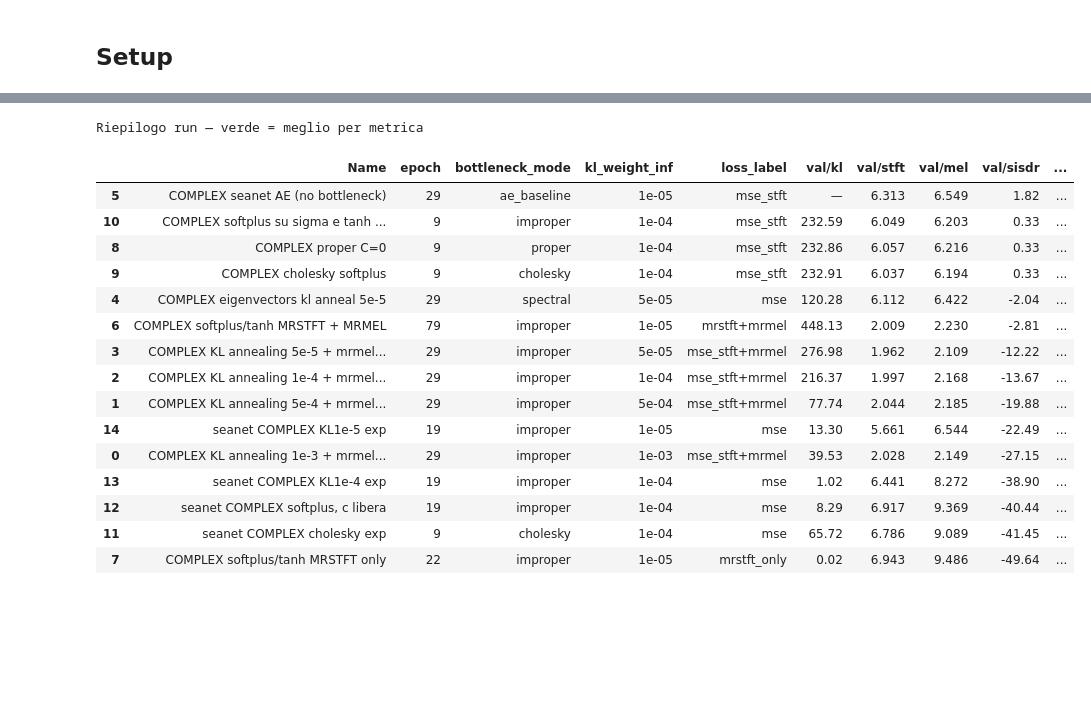
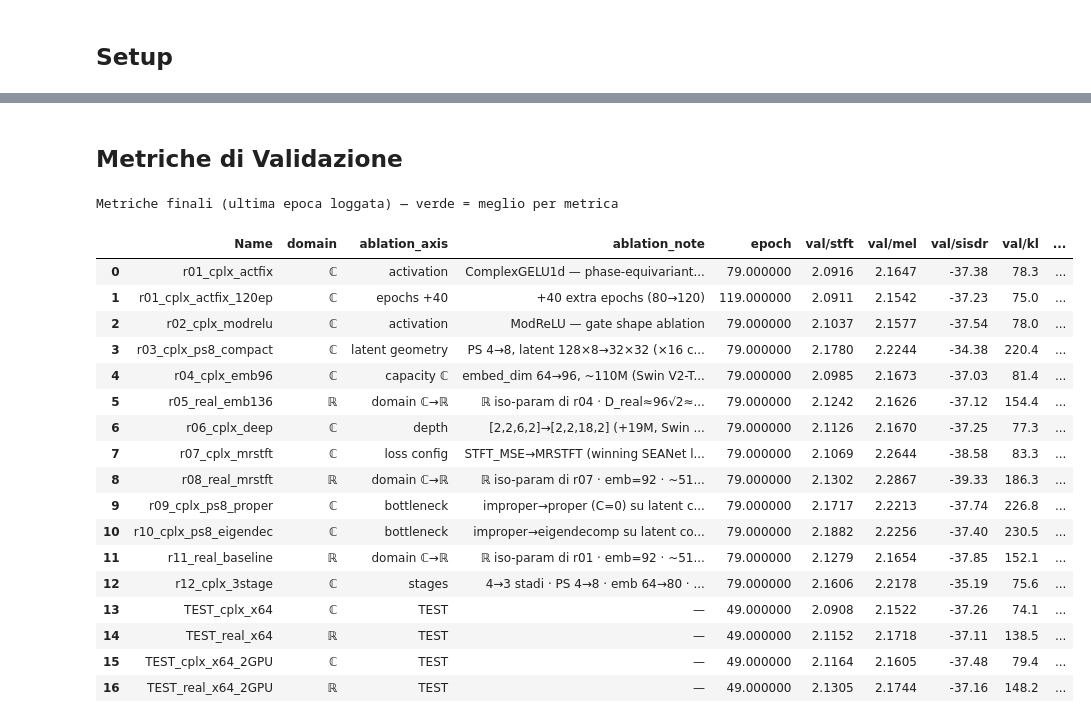
Before and after one commit to francescobrigante/SAGE, a Jupyter notebook: analysis.ipynb, the cells around one changed output, grey strips where cells are left out. Saved outputs shown, nothing was run; the diff lists cells and outputs as text; code cells hidden in the pictures; blank space fills up the shorter version.

```diff
--- a/analysis.ipynb
+++ b/analysis.ipynb
@@ -246,43 +263,53 @@ Swin baseline runs [ae] — verde = meglio per metrica
+# %% [markdown]
+## Metriche di Validazione
 # %%
-cols = ['Name', 'epoch', 'bottleneck_mode', 'kl_weight_inf', 'loss_label', 'val/kl', 'val/stft', 'val/mel', 'val/sisdr', 'runtime_hours', 'State']
+metric_cols = [
+    'Name', 'domain', 'ablation_axis', 'ablation_note',
+    'epoch', 'val/stft', 'val/mel', 'val/sisdr', 'val/kl',
+    'train/latent_std', 'train/kl_weight', 'n_params_M', 'runtime_hours',
+]
+avail = [c for c in metric_cols if c in df.columns]
 
-SORT_METRIC = 'val/sisdr'                                                                              # CHANGE THIS
+METRIC_DIR = {'val/stft': True, 'val/mel': True, 'val/sisdr': False, 'val/kl': True}
 
-METRIC_DIRECTION = { 'val/kl': True, 'val/stft': True, 'val/mel': True, 'val/sisdr': False }
-
-styled = (
-    df[cols].sort_values(by=SORT_METRIC, ascending=METRIC_DIRECTION[SORT_METRIC])
+styled_metrics = (
+    df[avail]
     .style
-    .applymap(color_state, subset=['State'])
-    .background_gradient(subset=['val/stft', 'val/mel'], cmap='RdYlGn_r')
-    .background_gradient(subset=['val/kl'], cmap='RdYlGn_r')
+    .applymap(color_domain, subset=['domain'])
+    .background_gradient(subset=['val/stft'],  cmap='RdYlGn_r')
+    .background_gradient(subset=['val/mel'],   cmap='RdYlGn_r')
     .background_gradient(subset=['val/sisdr'], cmap='RdYlGn')
+    .background_gradient(subset=['val/kl'],    cmap='RdYlGn_r')
     .format({
-        'runtime_hours': '{:.1f}h',
-        'val/kl':  '{:.2f}',
-        'val/stft': '{:.3f}',
-        'val/mel':  '{:.3f}',
-        'val/sisdr':'{:.2f}',
-        'kl_weight_inf': '{:.0e}',
+        'val/stft':         '{:.4f}',
+        'val/mel':          '{:.4f}',
+        'val/sisdr':        '{:.2f}',
+        'val/kl':           '{:.1f}',
+        'train/latent_std': '{:.3f}',
+        'train/kl_weight':  '{:.0e}',
+        'n_params_M':       '{:.1f}M',
+        'runtime_hours':    '{:.1f}h',
     }, na_rep='—')
-    .set_caption('Riepilogo run — verde = meglio per metrica')
+    .set_caption('Metriche finali (ultima epoca loggata) — verde = meglio per metrica')
 )
-display(styled)
+display(styled_metrics)
 # %% [output]
-Riepilogo run — verde = meglio per metrica
+Metriche finali (ultima epoca loggata) — verde = meglio per metrica
-|  | Name | epoch | bottleneck_mode | kl_weight_inf | loss_label | val/kl | val/stft | val/mel | val/sisdr | ... |
-| 5 | COMPLEX seanet AE (no bottleneck) | 29 | ae_baseline | 1e-05 | mse_stft | — | 6.313 | 6.549 | 1.82 | ... |
-| 10 | COMPLEX softplus su sigma e tanh ... | 9 | improper | 1e-04 | mse_stft | 232.59 | 6.049 | 6.203 | 0.33 | ... |
-| 8 | COMPLEX proper C=0 | 9 | proper | 1e-04 | mse_stft | 232.86 | 6.057 | 6.216 | 0.33 | ... |
-| 9 | COMPLEX cholesky softplus | 9 | cholesky | 1e-04 | mse_stft | 232.91 | 6.037 | 6.194 | 0.33 | ... |
-| 4 | COMPLEX eigenvectors kl anneal 5e-5 | 29 | spectral | 5e-05 | mse | 120.28 | 6.112 | 6.422 | -2.04 | ... |
-| 6 | COMPLEX softplus/tanh MRSTFT + MRMEL | 79 | improper | 1e-05 | mrstft+mrmel | 448.13 | 2.009 | 2.230 | -2.81 | ... |
-| 3 | COMPLEX KL annealing 5e-5 + mrmel... | 29 | improper | 5e-05 | mse_stft+mrmel | 276.98 | 1.962 | 2.109 | -12.22 | ... |
-| 2 | COMPLEX KL annealing 1e-4 + mrmel... | 29 | improper | 1e-04 | mse_stft+mrmel | 216.37 | 1.997 | 2.168 | -13.67 | ... |
-| 1 | COMPLEX KL annealing 5e-4 + mrmel... | 29 | improper | 5e-04 | mse_stft+mrmel | 77.74 | 2.044 | 2.185 | -19.88 | ... |
-| 14 | seanet COMPLEX KL1e-5 exp | 19 | improper | 1e-05 | mse | 13.30 | 5.661 | 6.544 | -22.49 | ... |
-| 0 | COMPLEX KL annealing 1e-3 + mrmel... | 29 | improper | 1e-03 | mse_stft+mrmel | 39.53 | 2.028 | 2.149 | -27.15 | ... |
-| 13 | seanet COMPLEX KL1e-4 exp | 19 | improper | 1e-04 | mse | 1.02 | 6.441 | 8.272 | -38.90 | ... |
-| 12 | seanet COMPLEX softplus, c libera | 19 | improper | 1e-04 | mse | 8.29 | 6.917 | 9.369 | -40.44 | ... |
-| 11 | seanet COMPLEX cholesky exp | 9 | cholesky | 1e-04 | mse | 65.72 | 6.786 | 9.089 | -41.45 | ... |
-| 7 | COMPLEX softplus/tanh MRSTFT only | 22 | improper | 1e-05 | mrstft_only | 0.02 | 6.943 | 9.486 | -49.64 | ... |
+|  | Name | domain | ablation_axis | ablation_note | epoch | val/stft | val/mel | val/sisdr | val/kl | ... |
+| 0 | r01_cplx_actfix | ℂ | activation | ComplexGELU1d — phase-equivariant... | 79.000000 | 2.0916 | 2.1647 | -37.38 | 78.3 | ... |
+| 1 | r01_cplx_actfix_120ep | ℂ | epochs +40 | +40 extra epochs (80→120) | 119.000000 | 2.0911 | 2.1542 | -37.23 | 75.0 | ... |
+| 2 | r02_cplx_modrelu | ℂ | activation | ModReLU — gate shape ablation | 79.000000 | 2.1037 | 2.1577 | -37.54 | 78.0 | ... |
+| 3 | r03_cplx_ps8_compact | ℂ | latent geometry | PS 4→8, latent 128×8→32×32 (×16 c... | 79.000000 | 2.1780 | 2.2244 | -34.38 | 220.4 | ... |
+| 4 | r04_cplx_emb96 | ℂ | capacity ℂ | embed_dim 64→96, ~110M (Swin V2-T... | 79.000000 | 2.0985 | 2.1673 | -37.03 | 81.4 | ... |
+| 5 | r05_real_emb136 | ℝ | domain ℂ→ℝ | ℝ iso-param di r04 · D_real≈96√2≈... | 79.000000 | 2.1242 | 2.1626 | -37.12 | 154.4 | ... |
+| 6 | r06_cplx_deep | ℂ | depth | [2,2,6,2]→[2,2,18,2] (+19M, Swin ... | 79.000000 | 2.1126 | 2.1670 | -37.25 | 77.3 | ... |
+| 7 | r07_cplx_mrstft | ℂ | loss config | STFT_MSE→MRSTFT (winning SEANet l... | 79.000000 | 2.1069 | 2.2644 | -38.58 | 83.3 | ... |
+| 8 | r08_real_mrstft | ℝ | domain ℂ→ℝ | ℝ iso-param di r07 · emb=92 · ~51... | 79.000000 | 2.1302 | 2.2867 | -39.33 | 186.3 | ... |
+| 9 | r09_cplx_ps8_proper | ℂ | bottleneck | improper→proper (C=0) su latent c... | 79.000000 | 2.1717 | 2.2213 | -37.74 | 226.8 | ... |
+| 10 | r10_cplx_ps8_eigendec | ℂ | bottleneck | improper→eigendecomp su latent co... | 79.000000 | 2.1882 | 2.2256 | -37.40 | 230.5 | ... |
+| 11 | r11_real_baseline | ℝ | domain ℂ→ℝ | ℝ iso-param di r01 · emb=92 · ~51... | 79.000000 | 2.1279 | 2.1654 | -37.85 | 152.1 | ... |
+| 12 | r12_cplx_3stage | ℂ | stages | 4→3 stadi · PS 4→8 · emb 64→80 · ... | 79.000000 | 2.1606 | 2.2178 | -35.19 | 75.6 | ... |
+| 13 | TEST_cplx_x64 | ℂ | TEST | — | 49.000000 | 2.0908 | 2.1522 | -37.26 | 74.1 | ... |
+| 14 | TEST_real_x64 | ℝ | TEST | — | 49.000000 | 2.1152 | 2.1718 | -37.11 | 138.5 | ... |
+| 15 | TEST_cplx_x64_2GPU | ℂ | TEST | — | 49.000000 | 2.1164 | 2.1605 | -37.48 | 79.4 | ... |
+| 16 | TEST_real_x64_2GPU | ℝ | TEST | — | 49.000000 | 2.1305 | 2.1744 | -37.16 | 148.2 | ... |
```
Also changed, not shown: parts of 24 cells of this notebook, 55 other files.
